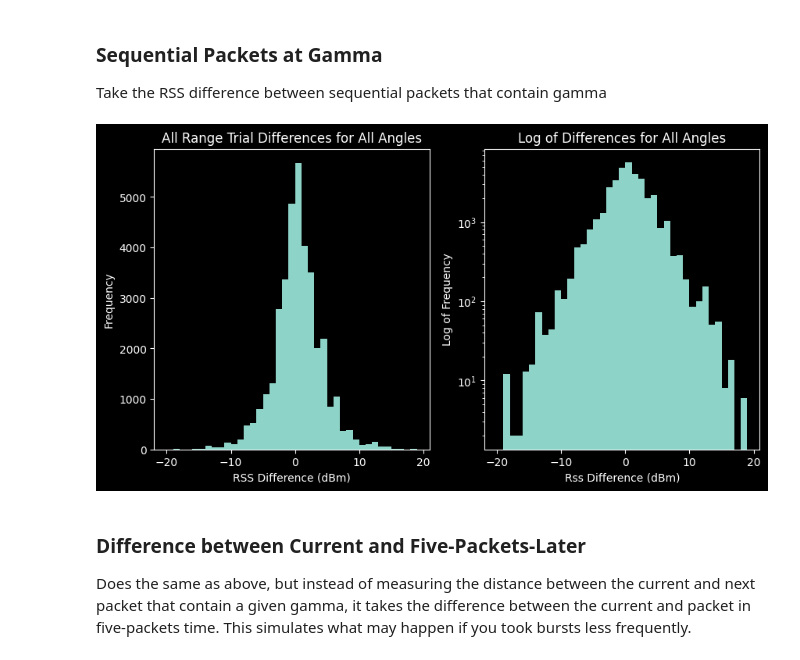
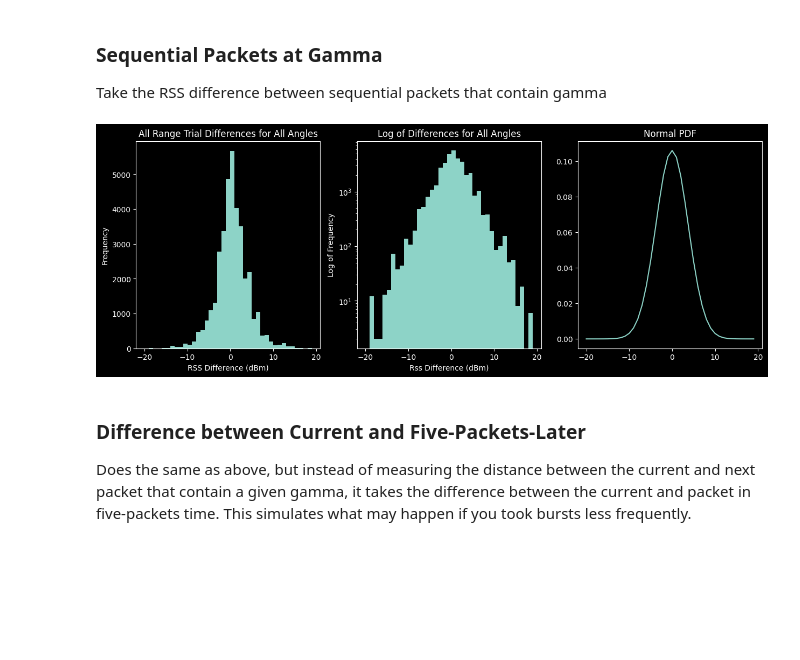
Before and after one commit to SheffieldMLtracking/BLEanalysis, a Jupyter notebook: jupyter/Finley/RSS Differences.ipynb, the cells around one changed output. Drawn from its saved outputs; the diff is of its cells as text; code cells hidden in the pictures; blank space fills up the shorter version.

```diff
--- a/jupyter/Finley/RSS Differences.ipynb
+++ b/jupyter/Finley/RSS Differences.ipynb
@@ -41,7 +41,7 @@ plt.hist(rss_diff_at_gamma(range_7_log, 0), bins=np.arange(-20, 20))
 plt.subplot(1, 2, 2)
 diffs = []
 
-for degree in range(0, 360 - 1):
+for degree in range(60, 90 - 1):
     diffs.extend(rss_diff_at_gamma(range_7_log, degree))
 
 plt.hist(diffs, bins=np.arange(-20, 20))
@@ -54,0 +55,12 @@ BleLog | tx: c, no.packets: 1533, time: 86.140s
+# %%
+for x in range (0, 360 - 1, 30):
+    diffs = []
+
+    for degree in range(x, x+30 - 1):
+        diffs.extend(rss_diff_at_gamma(range_7_log, degree))
+
+    plt.hist(diffs, bins=np.arange(-20, 20))
+    plt.title(f"Combined RSS Differences for {x}-{x+30}°")
+    plt.ylabel("Frequency")
+    plt.xlabel("RSS Difference (dBm)")
+    plt.show()
@@ -76,28 +114,34 @@ BleLog | tx: c, no.packets: 1536, time: 96.692s
 
 Take the RSS difference between sequential packets that contain gamma
 # %%
+from scipy.stats import norm
+
 range_rss_diffs = []
 
 for range_log in range_logs.values():
     for degree in range(0, 360 - 1):
         range_rss_diffs.extend(rss_diff_at_gamma(range_log, degree))
 
-plt.figure(figsize=(10, 5))
-plt.subplot(1, 2, 1)
+plt.figure(figsize=(15, 5))
+plt.subplot(1, 3, 1)
 plt.hist(range_rss_diffs, bins=np.arange(-20, 20))
 plt.title("All Range Trial Differences for All Angles")
 plt.ylabel("Frequency")
 plt.xlabel("RSS Difference (dBm)")
 
-plt.subplot(1, 2, 2)
+plt.subplot(1, 3, 2)
 plt.hist(range_rss_diffs, bins=np.arange(-20, 20))
 plt.yscale("log")
 plt.title("Log of Differences for All Angles")
 plt.ylabel("Log of Frequency")
 plt.xlabel("Rss Difference (dBm)")
+
+plt.subplot(1, 3, 3)
+plt.title("Normal PDF")
+plt.plot(np.arange(-20, 20), norm.pdf(np.arange(-20, 20), np.mean(range_rss_diffs), np.std(range_rss_diffs)))
 plt.show()
 # %% [output]
-[figure, old version]
+[figure, new version]
 # %% [markdown]
 ### Difference between Current and Five-Packets-Later
 
```
Also changed, not shown: parts of 4 cells of this notebook.
